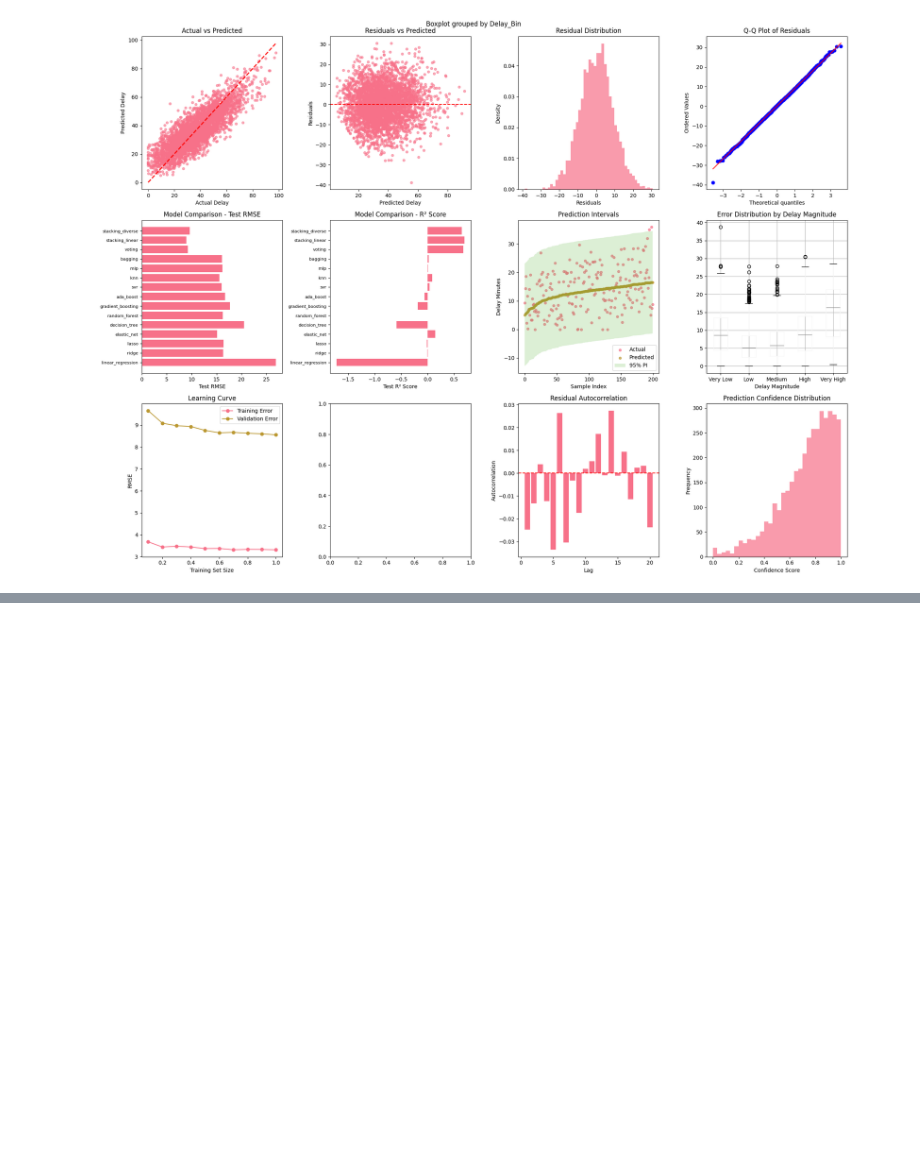
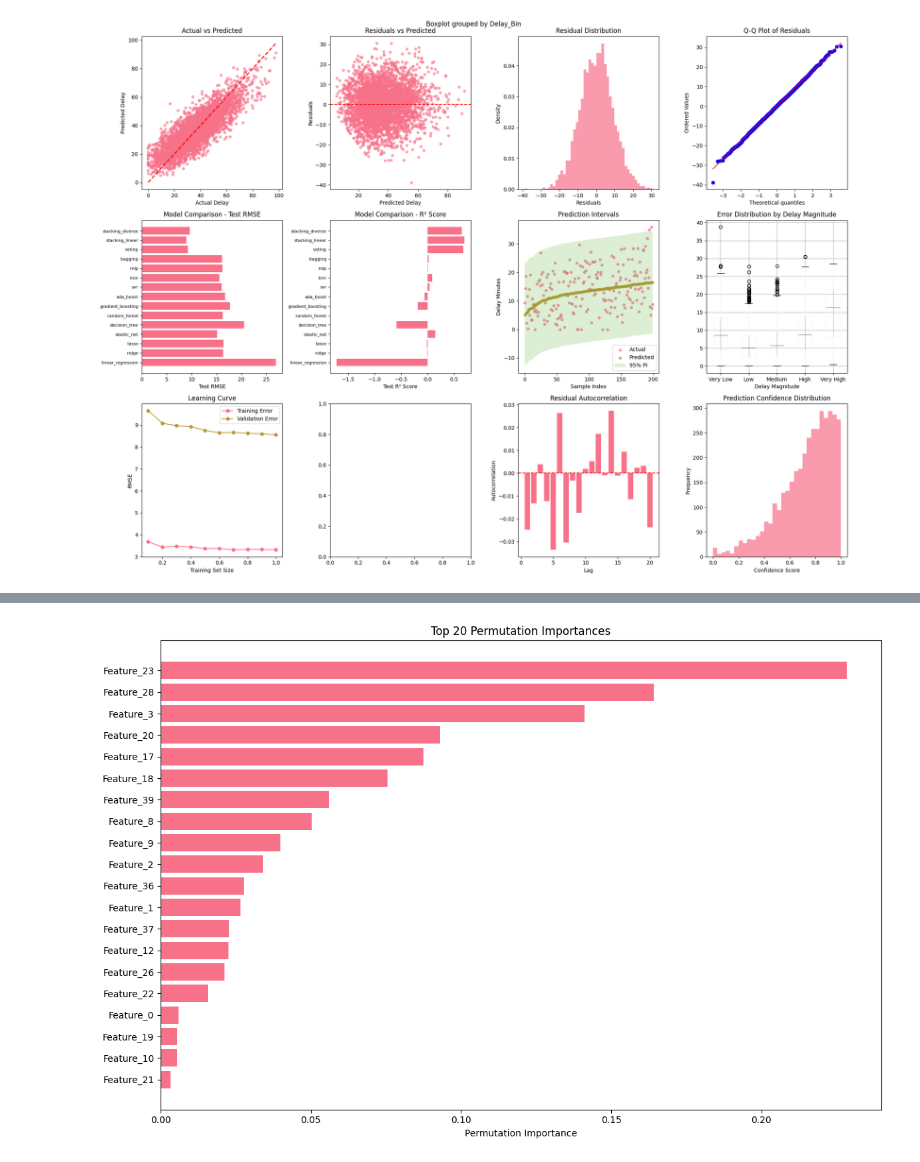
Before and after one commit to lucks-13/Flight-Delay-Prediction, a Jupyter notebook: code.ipynb, the cells around one changed output, grey strips where cells are left out. Cells and saved outputs as stored; diff of their text form; code cells hidden in the pictures; blank space fills up the shorter version.

Commit message:
Model Interpretability and SHAP Analysis

```diff
--- a/code.ipynb
+++ b/code.ipynb
@@ -1103,0 +1106,86 @@ best_model_name, best_results = create_advanced_visualizations(evaluation_result
+# %%
+def model_interpretability_analysis(model, X_train, X_test, y_train, y_test, feature_names=None):
+    if hasattr(model, 'feature_importances_'):
+        importances = model.feature_importances_
+        indices = np.argsort(importances)[::-1]
+
+        if feature_names is None:
+            feature_names = [f'Feature_{i}' for i in range(len(importances))]
+
+        importance_df = pd.DataFrame({
+            'Feature': [feature_names[i] for i in indices],
+            'Importance': importances[indices]
+        })
+
+        plt.figure(figsize=(12, 8))
+        top_features = importance_df.head(20)
+        plt.barh(range(len(top_features)), top_features['Importance'])
+        plt.yticks(range(len(top_features)), top_features['Feature'])
+        plt.xlabel('Feature Importance')
+        plt.title('Top 20 Feature Importances')
+        plt.gca().invert_yaxis()
+        plt.tight_layout()
+        plt.show()
+
+    perm_importance = permutation_importance(model, X_test, y_test, n_repeats=10, random_state=42)
+
+    perm_df = pd.DataFrame({
+        'Feature': feature_names if feature_names else [f'Feature_{i}' for i in range(len(perm_importance.importances_mean))],
+        'Importance_Mean': perm_importance.importances_mean,
+        'Importance_Std': perm_importance.importances_std
+    }).sort_values('Importance_Mean', ascending=False)
+
+    plt.figure(figsize=(12, 8))
+    top_perm = perm_df.head(20)
+    plt.barh(range(len(top_perm)), top_perm['Importance_Mean'])
+    plt.yticks(range(len(top_perm)), top_perm['Feature'])
+    plt.xlabel('Permutation Importance')
+    plt.title('Top 20 Permutation Importances')
+    plt.gca().invert_yaxis()
+    plt.tight_layout()
+    plt.show()
+
+    from sklearn.inspection import partial_dependence
+
+    if hasattr(model, 'feature_importances_'):
+        top_feature_indices = np.argsort(model.feature_importances_)[::-1][:6]
+
+        fig, axes = plt.subplots(2, 3, figsize=(15, 10))
+        axes = axes.ravel()
+
+        for i, feature_idx in enumerate(top_feature_indices):
+            pd_results = partial_dependence(model, X_train, features=[feature_idx])
+            axes[i].plot(pd_results['values'][0], pd_results['average'][0])
+            feature_name = feature_names[feature_idx] if feature_names else f'Feature_{feature_idx}'
+            axes[i].set_xlabel(feature_name)
+            axes[i].set_ylabel('Partial Dependence')
+            axes[i].set_title(f'Partial Dependence - {feature_name}')
+            axes[i].grid(True)
+
+        plt.tight_layout()
+        plt.show()
+
+    complexity_metrics = {
+        'n_features': X_train.shape[1],
+        'training_score': model.score(X_train, y_train),
+        'test_score': model.score(X_test, y_test),
+        'overfitting': model.score(X_train, y_train) - model.score(X_test, y_test)
+    }
+
+    if hasattr(model, 'n_estimators'):
+        complexity_metrics['n_estimators'] = model.n_estimators
+    if hasattr(model, 'max_depth'):
+        complexity_metrics['max_depth'] = model.max_depth
+
+    return {
+        'feature_importance': importance_df if hasattr(model, 'feature_importances_') else None,
+        'permutation_importance': perm_df,
+        'complexity_metrics': complexity_metrics
+    }
+
+best_model_obj = all_models[best_model_name]['model']
+interpretability_results = model_interpretability_analysis(
+    best_model_obj, X_train_best, X_test_best, y_train, y_test
+)
+# %% [output]
+[figure, added]
```
Also changed, not shown: parts of 1 cell of this notebook.
